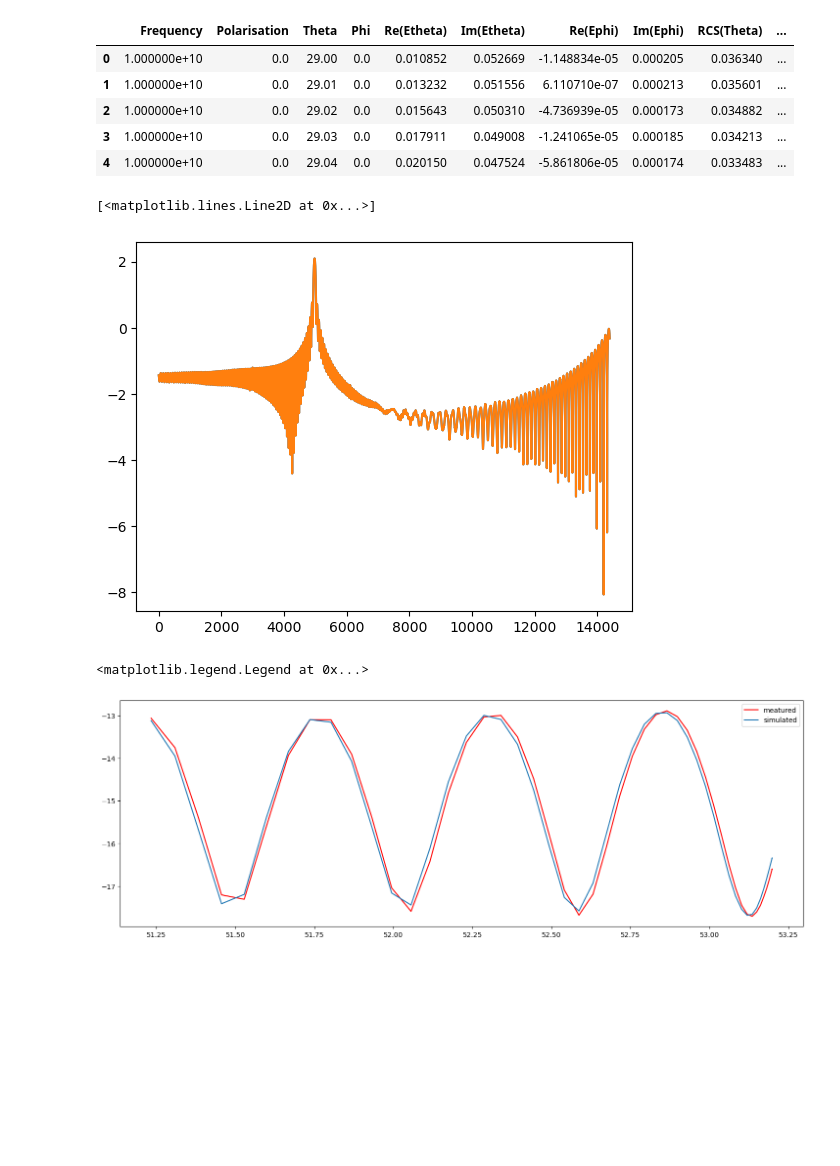
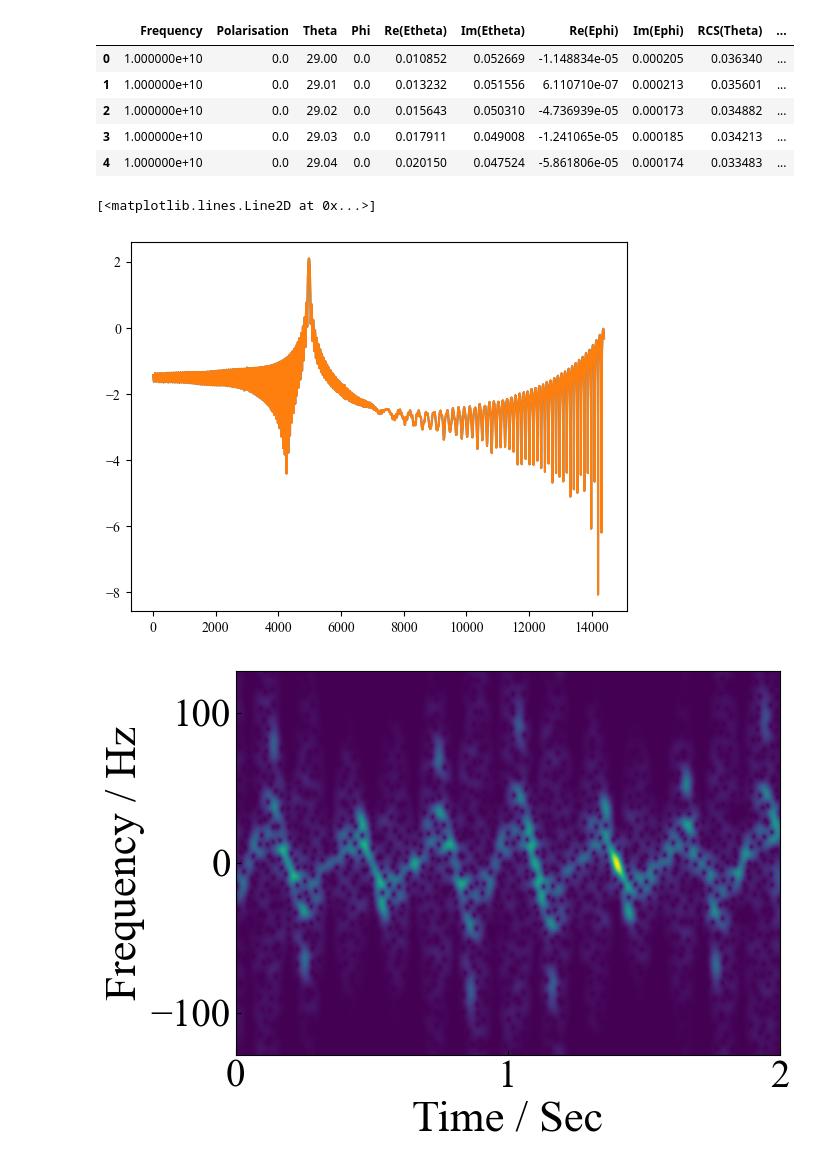
Before and after one commit to NilasZ/MRM, a Jupyter notebook: Generation/generation.ipynb, the cells around one changed output. Saved outputs shown, nothing was run; the diff lists cells and outputs as text; code cells hidden in the pictures; blank space fills up the shorter version.

```diff
--- a/Generation/generation.ipynb
+++ b/Generation/generation.ipynb
@@ -7,6 +7,9 @@ import os
 import glob
 import pandas as pd
 from scipy.interpolate import interp1d, PchipInterpolator, Akima1DInterpolator
+
+
+plt.rcParams['font.family'] = 'Times New Roman'
 
 def awgn(signal, snr_db):
     if snr_db is None:
@@ -69,7 +148,7 @@ plt.plot(np.log10(4*np.pi*np.abs(h_data["Re(Etheta)"].values + 1j * h_data["Im(E
 plt.plot(np.log10(h_data["RCS(Theta)"]))
 # %% [output]
 [<matplotlib.lines.Line2D at 0x...>]
-[figure, old version]
+[figure, new version]
 # %%
 class Echo:
     def __init__(self, target_idx, los_angles):
@@ -109,50 +188,73 @@ class Echo:
 
         for key, field in electric_field_data.items():
             # Use the best interp
             cs_real[key] = interp1d(self.theta, np.real(field.T), kind='cubic')
             cs_imag[key] = interp1d(self.theta, np.imag(field.T), kind='cubic')
 
         echoes = {}
         rcses = {}
         for key in electric_field_data.keys():
             ys_real = cs_real[key](self.los_angles)
             ys_imag = cs_imag[key](self.los_angles)
             echoes[key] = ys_real + 1j * ys_imag
             rcses[key] = 4*np.pi*np.abs(echoes[key])**2
         return echoes, rcses
 
     def get_echo(self):
         echoe = self.compute_echo(self.electric_field_data)
         return echoe
 
-# Example usage
 target_idx = 0
 echo = Echo(target_idx, los)
 echo_values, rcs_values = echo.get_echo()
 
-nfft = 512
-def STFT(st,nfft):
+
+def STFT(st):
     winlen = 64
-    _, _, Zxx = stft(st, fs=1024, window = windows.hamming(winlen), nperseg=winlen, nfft=nfft ,noverlap=winlen-1, boundary='zeros', return_onesided=False)
+    _, _, Zxx = stft(st, fs=256, window = windows.hamming(winlen),nperseg=winlen, nfft=256, noverlap=winlen-1,boundary='zeros',return_onesided=False)
     return np.fft.fftshift(Zxx,axes=0)
 
-pol = 'VV'
-echo =  echo_values[pol]
-rcs = rcs_values[pol]
+t = np.linspace(0, 2, 2048)
+c = 3e8
+dt = t[1] - t[0]
 
-Z = STFT(echo,nfft)
-T =2
-t = np.linspace(0,T,2048)
-nfft = np.linspace(0,nfft,nfft)
+fc = 10e9
 
-meatured = pd.read_csv('./50_11Ghz.csv')
+# # 计算径向速度 v_r
+# v_r = np.diff(R) / dt
+# v_r = np.append(v_r, v_r[-1])  # 补齐数组长度
 
-# plt.imshow(np.abs(Z)[:,:-1],origin='lower',vmin=0, vmax=1e-2)
-# plt.pcolormesh(t, nfft, np.abs(Z)[:,:-1])
-plt.figure(figsize=(18,6))
-plt.plot(meatured['Theta'], 10*np.log10(meatured['RCS(Theta)']), 'r-', label = 'meatured')
-plt.plot(los[:50], 10*np.log10(rcs)[:50], label = 'simulated')
-plt.legend()
+# # 计算多普勒频移 f_d
+# lambda_ = c / fc
+# f_d = 2 * v_r / lambda_
+
+# s_baseband = echo_values['VV'] * np.exp(-1j * 2 * np.pi * f_d * t)
+pol = 'HV'
+s_baseband = echo_values[pol]
+
+tf = STFT(s_baseband)
+plt.imshow(np.abs(tf), aspect='auto', extent=[0, 2, -128, 128])
+
+# # 获取当前坐标轴
+ax = plt.gca()
+
+# # 设置y轴的位置
+# ax.set_yticks([-50,0,50])
+ax.set_xticks([0, 1, 2])
+
+fontsize = 32
+
+ax.set_xlabel('Time / Sec',fontsize=fontsize)
+ax.set_ylabel('Frequency / Hz',fontsize=fontsize)
+
+plt.tick_params(axis='both', which='major', labelsize=28)
+# ax.get_yaxis().get_offset_text().set_size(25)  # Adjust the size as needed
+
+
+plt.tick_params(direction='in')
+
+plt.subplots_adjust(left=0.1, right=0.95, top=0.95, bottom=0.15)
+
+plt.savefig(f"./{pol}.png", dpi=500, bbox_inches='tight')
 # %% [output]
-<matplotlib.legend.Legend at 0x...>
-[figure, old version]
+[figure, new version]
```
Also changed, not shown: parts of 6 cells of this notebook, 34 other files.
